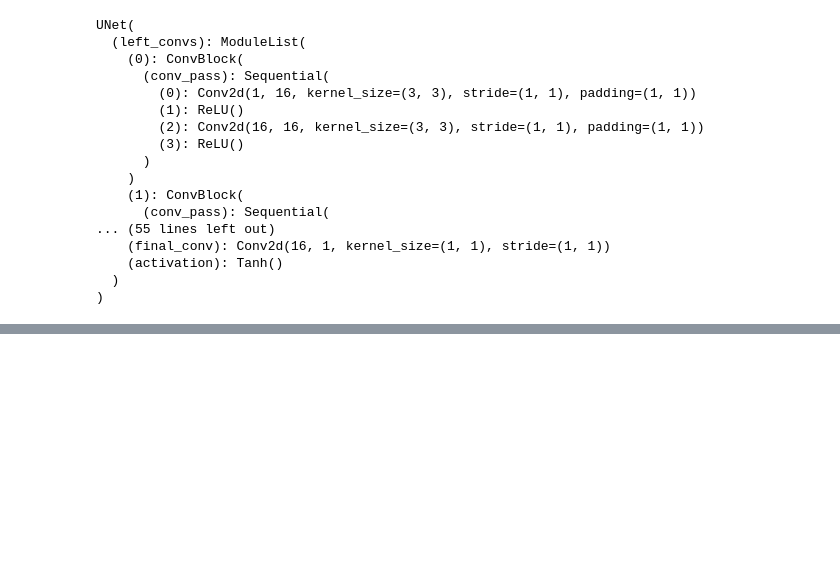
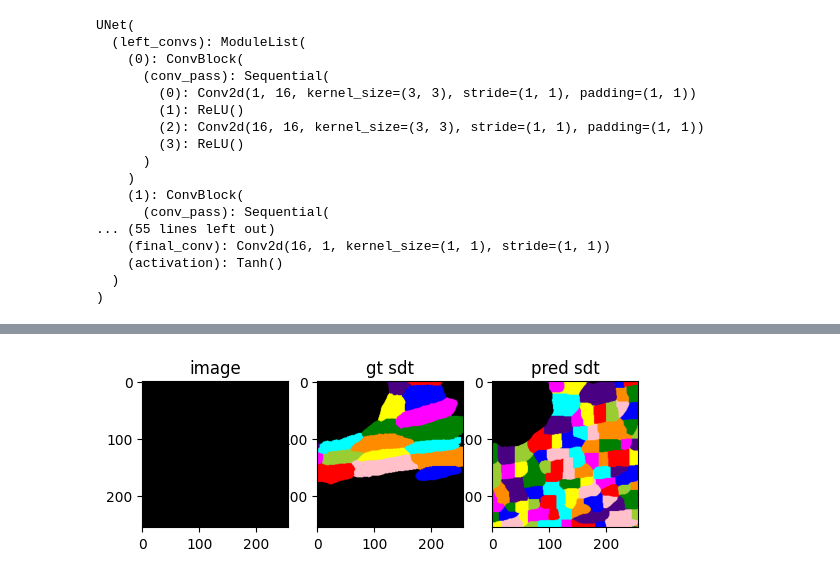
Before and after one commit to veegalinova/dl4mia-project-MEMEbrane, a Jupyter notebook: src/evaluation_visualization.ipynb, the cells around one changed output, grey strips where cells are left out. Saved outputs shown, nothing was run; the diff lists cells and outputs as text; code cells hidden in the pictures; blank space fills up the shorter version.

```diff
--- a/src/evaluation_visualization.ipynb
+++ b/src/evaluation_visualization.ipynb
@@ -104,3 +152,18 @@ plt.show()
+# %%
+#visualize the outputs
+fig, ax = plt.subplots(1, 3)
+cropped_img = transforms.CenterCrop(256)(Image.fromarray(image.numpy()))
+cropped_seg = transforms.CenterCrop(256)(transforms.ToTensor()(seg))
+cropped_gt = transforms.CenterCrop(256)(transforms.ToTensor()(gt_labels))
+ax[0].imshow(cropped_img, cmap='Greys_r')
+ax[0].set_title('image')
+ax[1].imshow(label(cropped_gt.numpy()[0]))
+ax[1].set_title('gt sdt')
+ax[2].imshow(label(cropped_seg.numpy()[0]))
+ax[2].set_title('pred sdt')
+plt.show()
+# %% [output]
+[figure, added]
 # %%
 # get some metrics to compare
 from model_evaluation import evaluate
```
Also changed, not shown: parts of 12 cells of this notebook, 2 other files.
